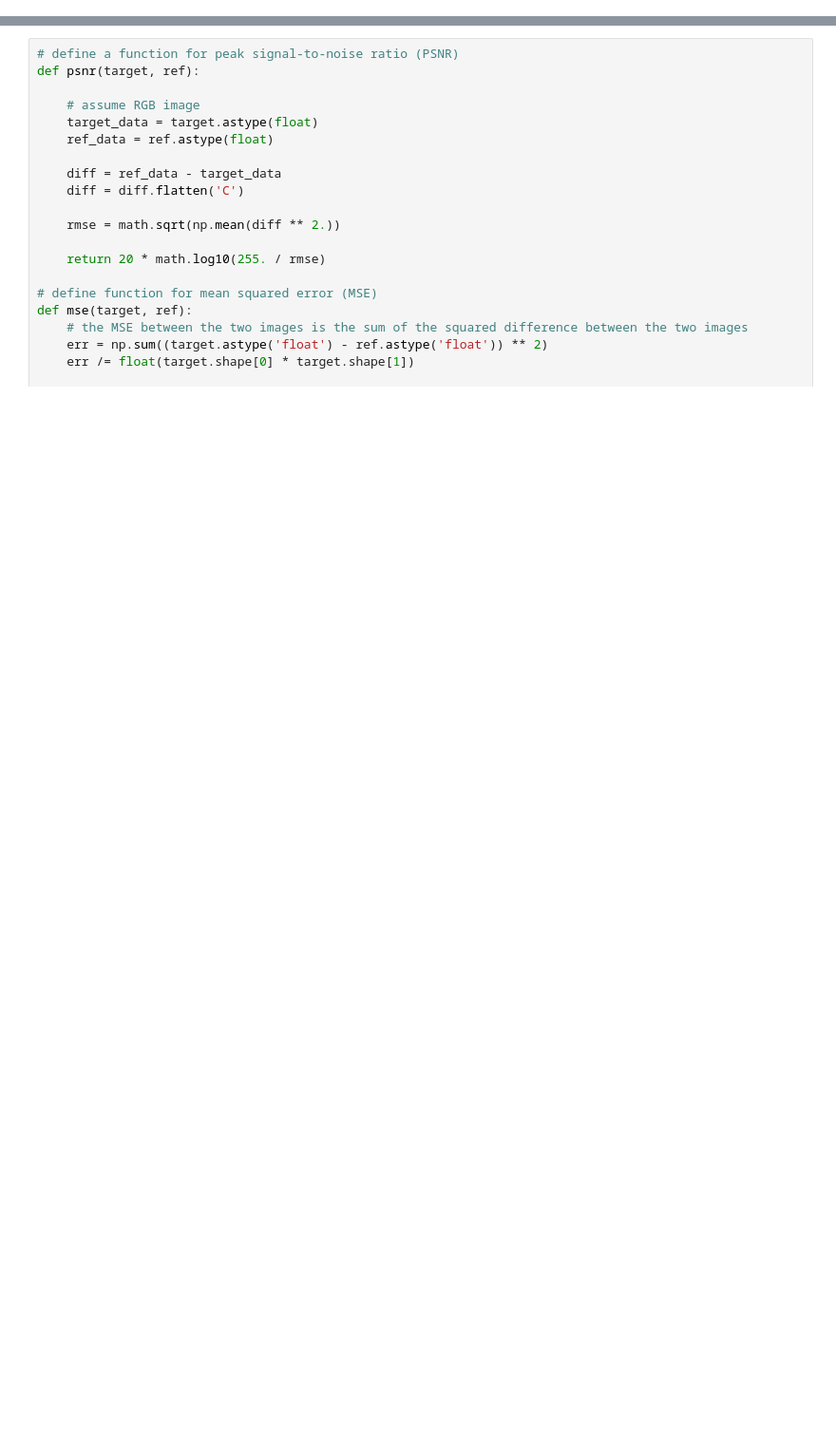
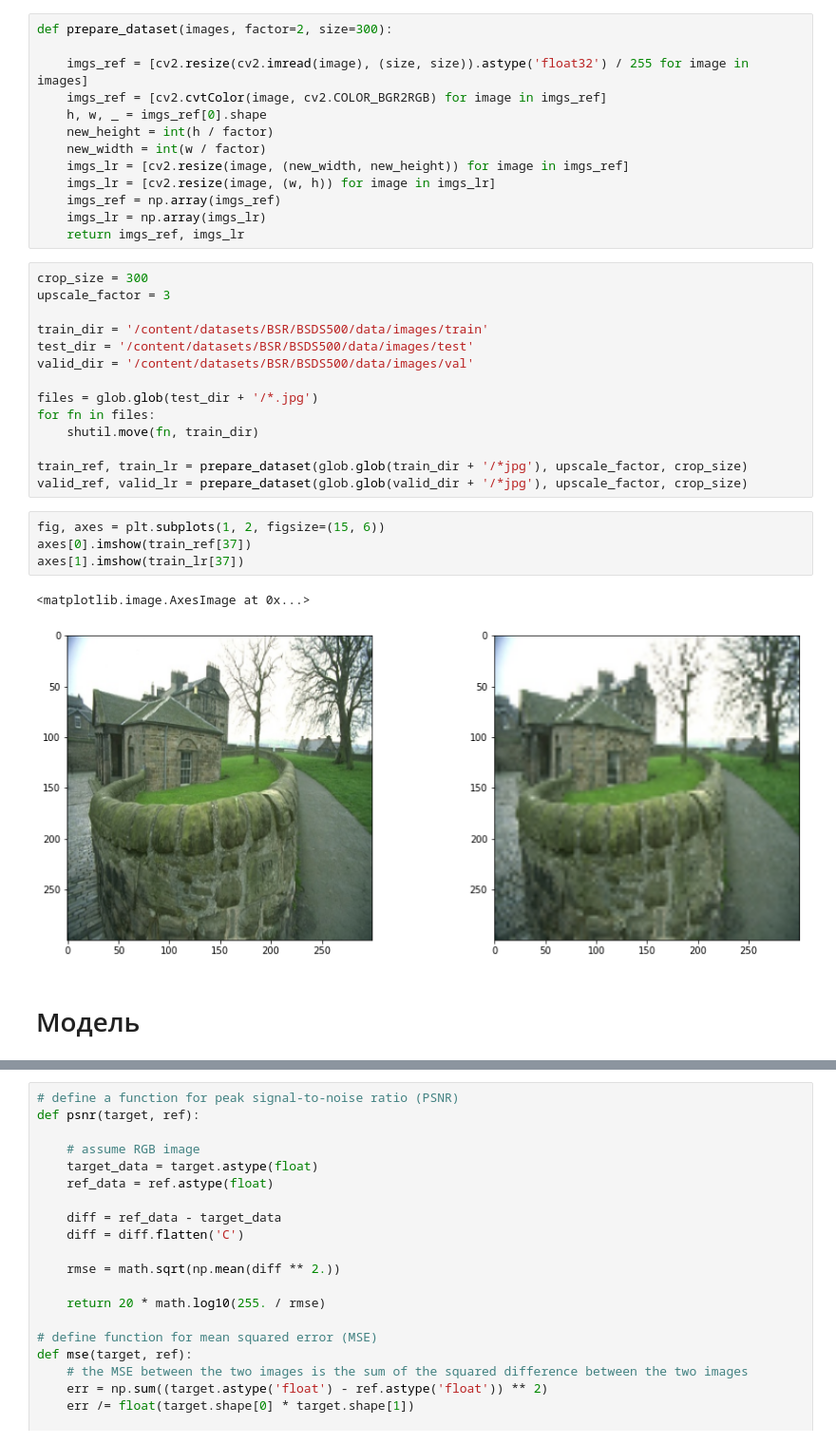
Before and after one commit to ARtMo74/SuperResolution, a Jupyter notebook: SRCNN.ipynb, the cells around one changed output, grey strips where cells are left out. Shown at 95% size. Saved outputs shown, nothing was run; the diff lists cells and outputs as text; blank space fills up the shorter version.

```diff
--- a/SRCNN.ipynb
+++ b/SRCNN.ipynb
@@ -35,0 +92,36 @@ import os
+# %%
+def prepare_dataset(images, factor=2, size=300):
+
+    imgs_ref = [cv2.resize(cv2.imread(image), (size, size)).astype('float32') / 255 for image in images]
+    imgs_ref = [cv2.cvtColor(image, cv2.COLOR_BGR2RGB) for image in imgs_ref]
+    h, w, _ = imgs_ref[0].shape
+    new_height = int(h / factor)
+    new_width = int(w / factor)
+    imgs_lr = [cv2.resize(image, (new_width, new_height)) for image in imgs_ref]
+    imgs_lr = [cv2.resize(image, (w, h)) for image in imgs_lr]
+    imgs_ref = np.array(imgs_ref)
+    imgs_lr = np.array(imgs_lr)
+    return imgs_ref, imgs_lr
+# %%
+crop_size = 300
+upscale_factor = 3
+
+train_dir = '/content/datasets/BSR/BSDS500/data/images/train'
+test_dir = '/content/datasets/BSR/BSDS500/data/images/test'
+valid_dir = '/content/datasets/BSR/BSDS500/data/images/val'
+
+files = glob.glob(test_dir + '/*.jpg')
+for fn in files:
+    shutil.move(fn, train_dir)
+
+train_ref, train_lr = prepare_dataset(glob.glob(train_dir + '/*jpg'), upscale_factor, crop_size)
+valid_ref, valid_lr = prepare_dataset(glob.glob(valid_dir + '/*jpg'), upscale_factor, crop_size)
+# %%
+fig, axes = plt.subplots(1, 2, figsize=(15, 6))
+axes[0].imshow(train_ref[37])
+axes[1].imshow(train_lr[37])
+# %% [output]
+<matplotlib.image.AxesImage at 0x...>
+[figure, added]
+# %% [markdown]
+# Модель
```
Also changed, not shown: parts of 25 cells of this notebook, 2 other files.
